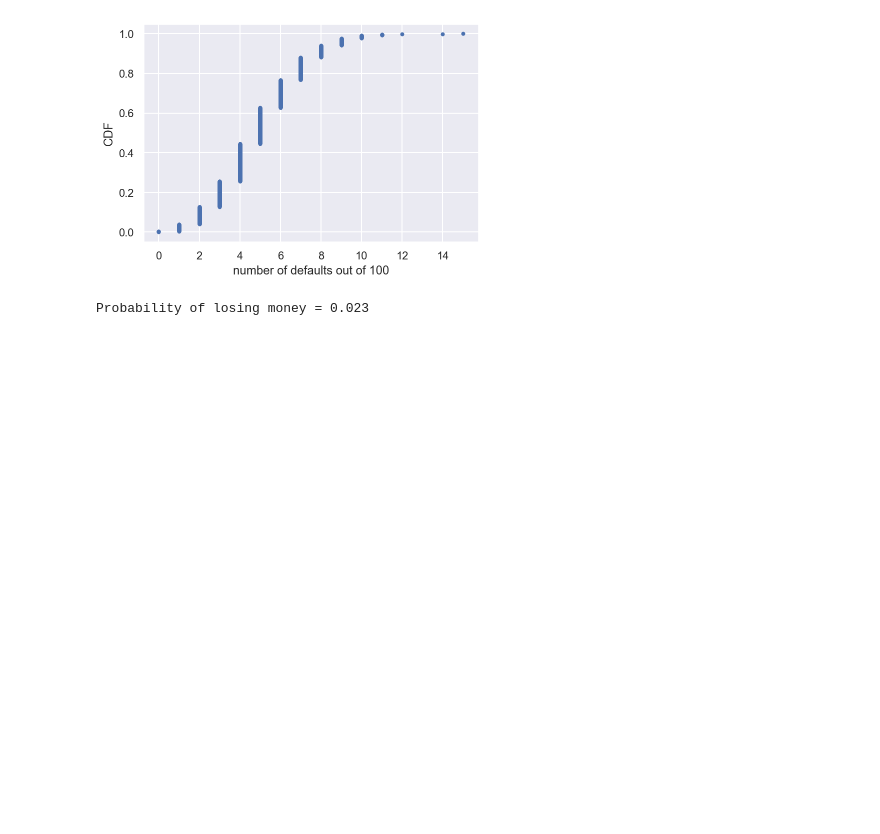
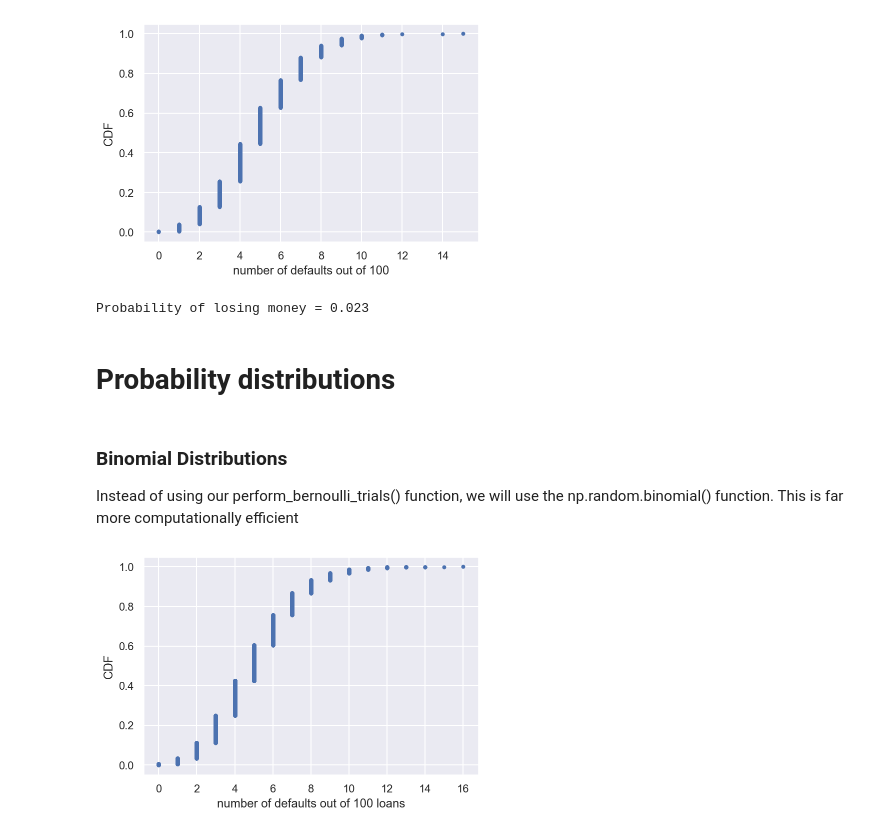
Before and after one commit to hilljtm/py_practice, a Jupyter notebook: statistics.ipynb, the cells around one changed output. Saved outputs shown, nothing was run; the diff lists cells and outputs as text; code cells hidden in the pictures; blank space fills up the shorter version.

Commit message:
binomial PMF man

```diff
--- a/statistics.ipynb
+++ b/statistics.ipynb
@@ -229,3 +229,20 @@ n_lose_money = np.sum(n_defaults >= 10)
 print('Probability of losing money =', n_lose_money / len(n_defaults))
 # %% [output]
 Probability of losing money = 0.023
+# %% [markdown]
+# Probability distributions
+# %% [markdown]
+### Binomial Distributions
+Instead of using our perform_bernoulli_trials() function, we will use the np.random.binomial() function. This is far more computationally efficient
+# %%
+n_defaults = np.random.binomial(n=100, p=0.05, size=10000)
+
+x, y = ecdf(n_defaults)
+
+plt.plot(x, y, marker='.', linestyle='none')
+plt.xlabel('number of defaults out of 100 loans')
+plt.ylabel('CDF')
+
+plt.show();
+# %% [output]
+[figure, added]
```
Also changed, not shown: parts of 2 cells of this notebook.
